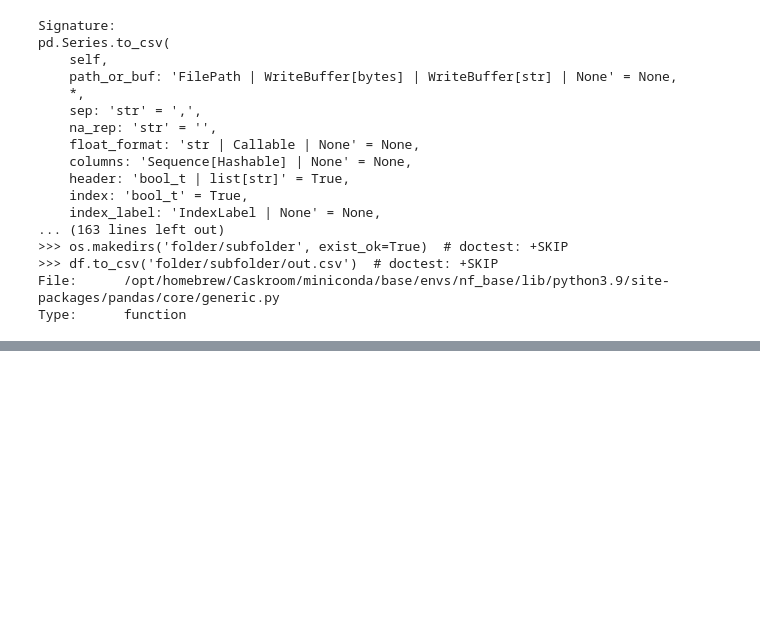
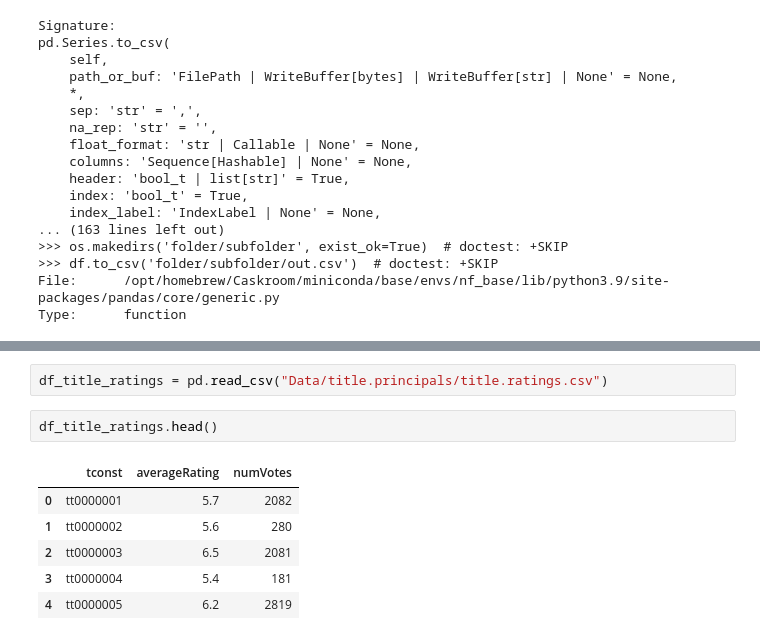
Before and after one commit to tk87-hono/data_analytics_24_4-Capstone_Movie_Group, a Jupyter notebook: first_filtering.ipynb, the cells around one changed output, grey strips where cells are left out. Saved outputs shown, nothing was run; the diff lists cells and outputs as text; blank space fills up the shorter version.

```diff
--- a/first_filtering.ipynb
+++ b/first_filtering.ipynb
@@ -108,0 +118,11 @@ Type:      function
+# %%
+df_title_ratings = pd.read_csv("Data/title.principals/title.ratings.csv")
+# %%
+df_title_ratings.head()
+# %% [output]
+|  | tconst | averageRating | numVotes |
+| 0 | tt0000001 | 5.7 | 2082 |
+| 1 | tt0000002 | 5.6 | 280 |
+| 2 | tt0000003 | 6.5 | 2081 |
+| 3 | tt0000004 | 5.4 | 181 |
+| 4 | tt0000005 | 6.2 | 2819 |
```
Also changed, not shown: parts of 15 cells of this notebook, 3 other files.
